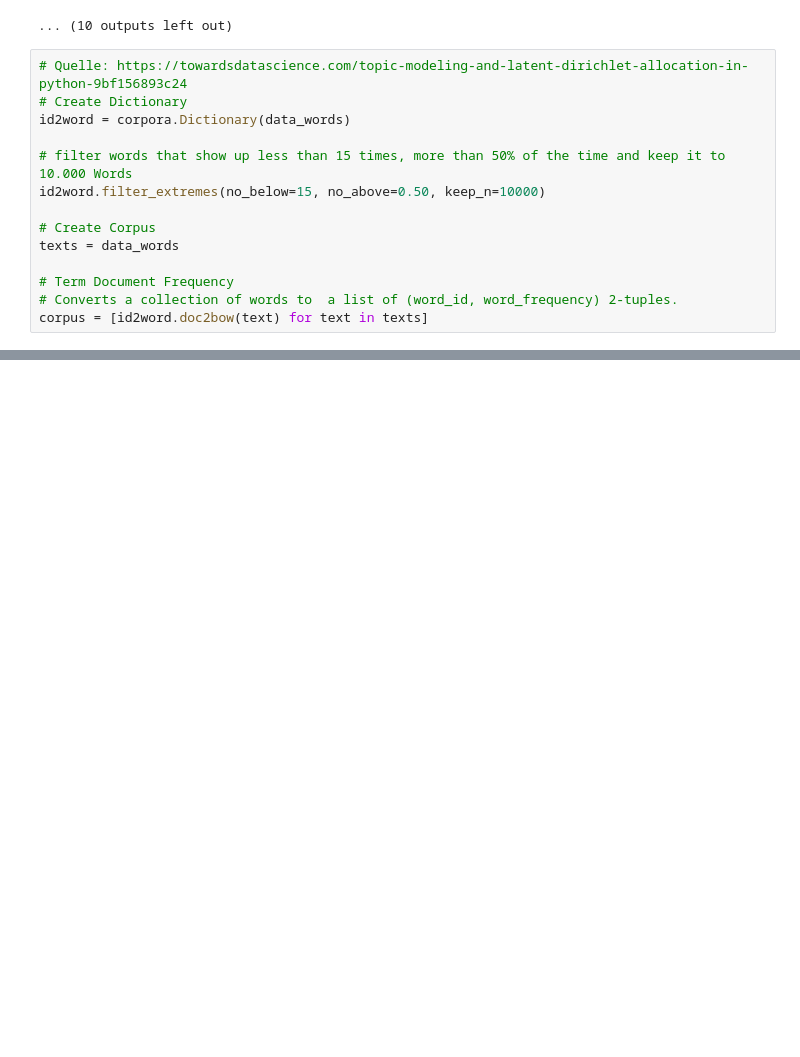
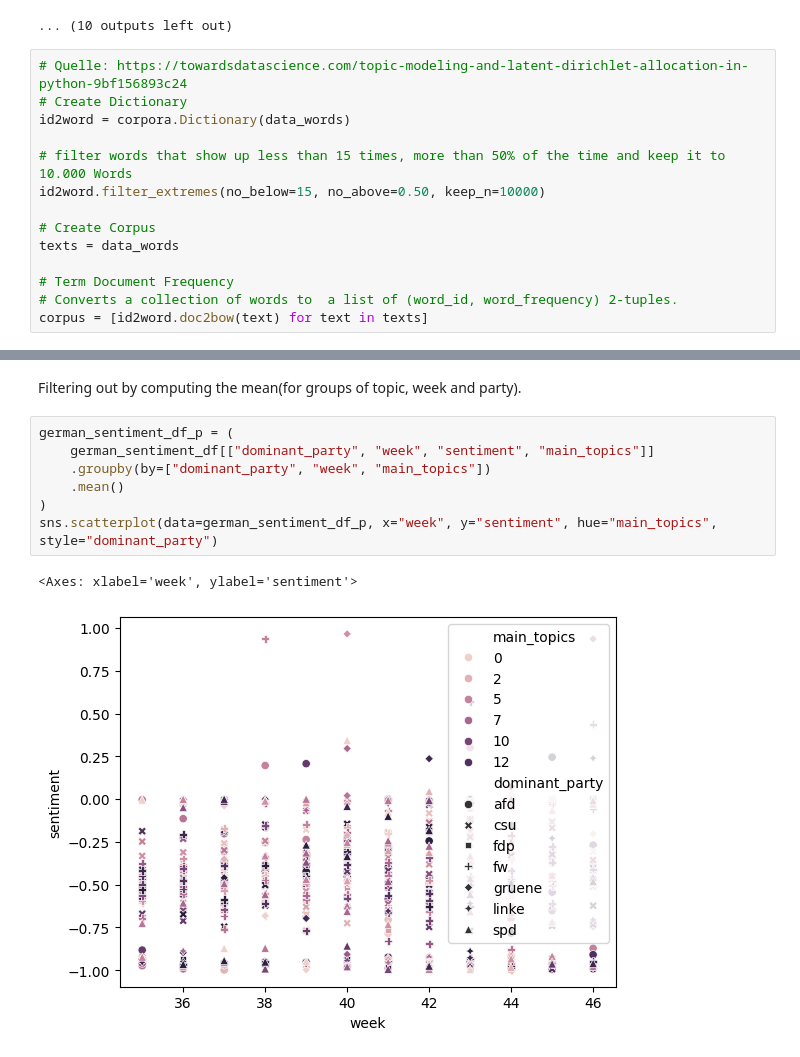
Before and after one commit to sehHeiden/Analyse_von_Finanzdaten, a Jupyter notebook: Block3/lda_project.ipynb, the cells around one changed output, grey strips where cells are left out. Drawn from its saved outputs; the diff is of its cells as text; blank space fills up the shorter version.

```diff
--- a/Block3/lda_project.ipynb
+++ b/Block3/lda_project.ipynb
@@ -238,0 +270,12 @@ topic
+# %% [markdown]
+Filtering out by computing the mean(for groups of topic, week and party).
+# %%
+german_sentiment_df_p = (
+    german_sentiment_df[["dominant_party", "week", "sentiment", "main_topics"]]
+    .groupby(by=["dominant_party", "week", "main_topics"])
+    .mean()
+)
+sns.scatterplot(data=german_sentiment_df_p, x="week", y="sentiment", hue="main_topics", style="dominant_party")
+# %% [output]
+<Axes: xlabel='week', ylabel='sentiment'>
+[figure, added]
```
Also changed, not shown: parts of 19 cells of this notebook.
